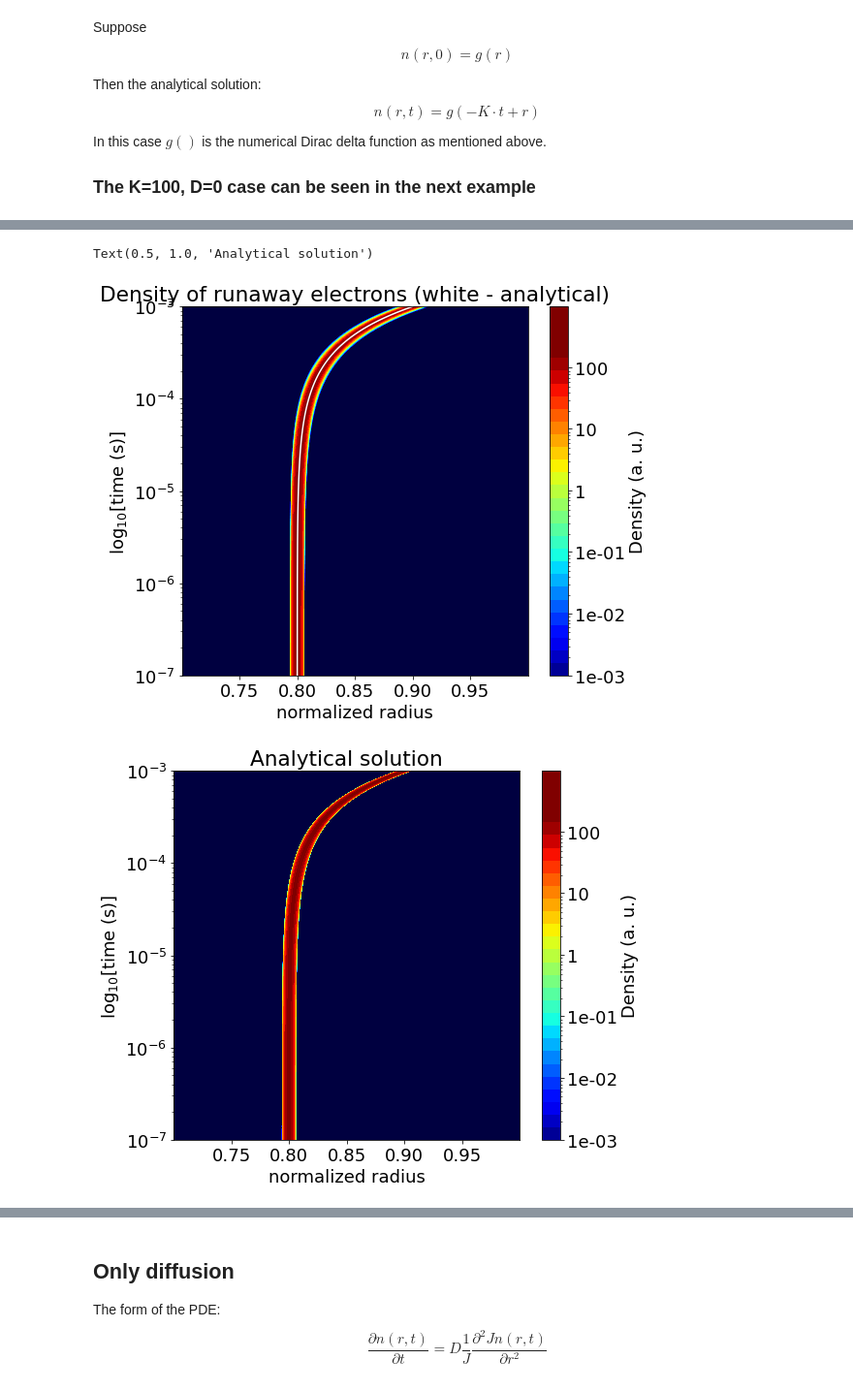
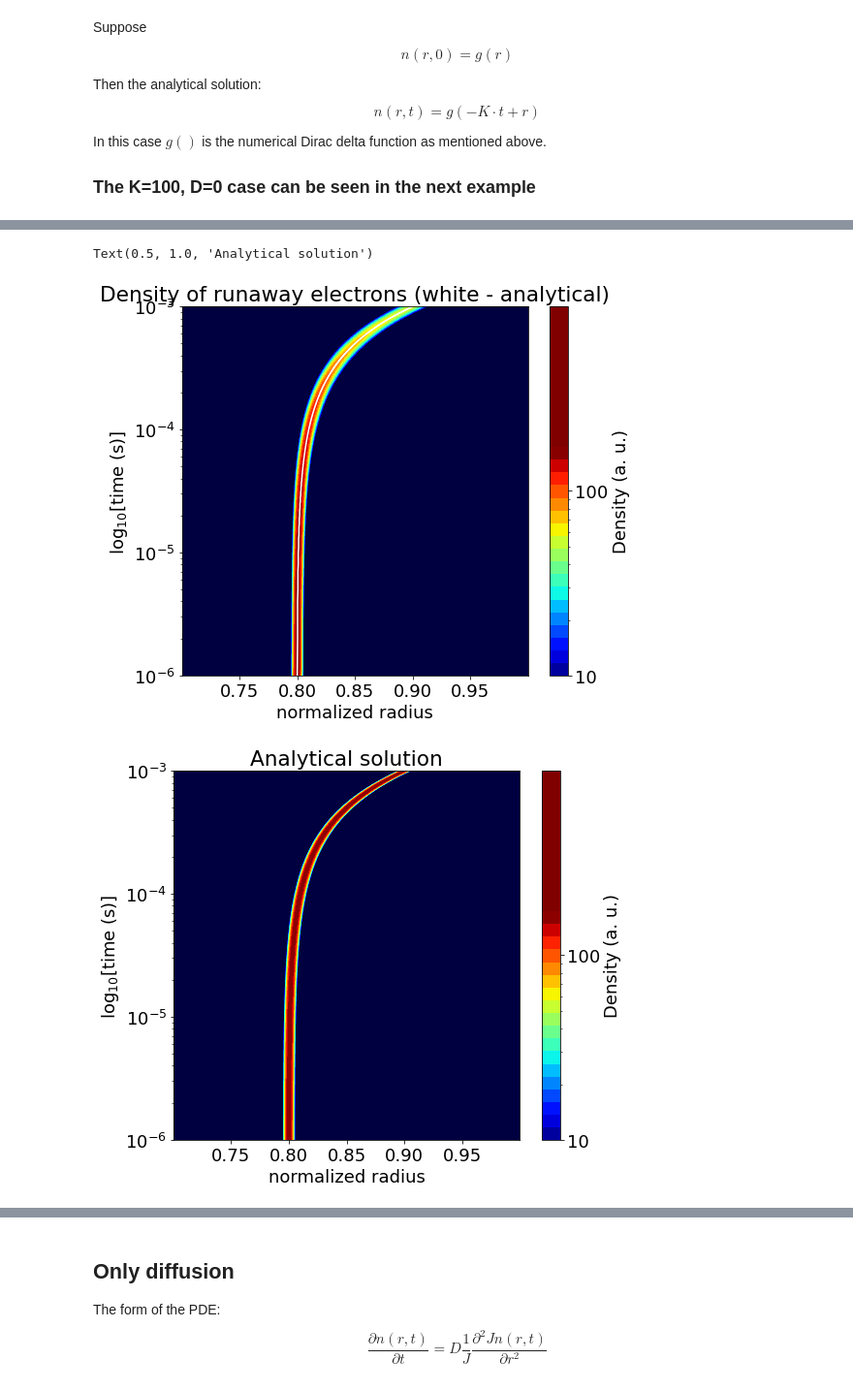
Before and after one commit to leferi99/szakdolgozat, a Jupyter notebook: verification.ipynb, the cells around one changed output, grey strips where cells are left out. Shown at 97% size. Cells and saved outputs as stored; diff of their text form; code cells hidden in the pictures.

```diff
--- a/verification.ipynb
+++ b/verification.ipynb
@@ -46,10 +238,10 @@ In this case $g()$ is the numerical Dirac delta function as mentioned above.
 ## K=100, D is very small
 R_from = 0.7  ## inner radius in meters
 R_to = 1.  ## outer radius in meters
-nr = 10000  ## number of mesh cells
+nr = 1000  ## number of mesh cells
 dr = (R_to - R_from) / nr  ## distance between the centers of the mesh cells
 duration = 0.001  ## length of examined time evolution in seconds
-nt = 10000  ## number of timesteps
+nt = 1000  ## number of timesteps
 dt = duration / nt  ## length of one timestep
 
 ## 3D array for storing the density with the correspondant radius values
@@ -59,7 +251,7 @@ solution = np.zeros((nt,nr,2))
 for j in range(nr):
     solution[:,j,0] = (j * dr) + (dr / 2) + R_from
 
-mesh = fp.Grid1D(dx=dr, nx=nr)  ## 1D mesh based on the radial coordinates
+mesh = fp.CylindricalGrid1D(dx=dr, nx=nr)  ## 1D mesh based on the radial coordinates
 mesh = mesh + (0.7,)  ## translating the mesh to r=0.7
 n = fp.CellVariable(mesh=mesh)  ## fipy.CellVariable for the density solution in each timestep
 
@@ -93,9 +285,9 @@ for i in range(nt):
     solution[i,0:nr,1]=copy.deepcopy(n.value)
 
 ## Plotting the numerical solution
-ticks = 6
+ticks = 2
 levels = 30
-logdiff = 6
+logdiff = 2
 figsize = (8,7)
 sol_min = solution[:,:,1].min()
 sol_max = solution[:,:,1].max()
@@ -144,34 +336,34 @@ plt.plot(A_2D[:,1],A_2D[:,0], color='white')
 ## optional high-res figure export
 #plt.savefig('conv_N.jpg',dpi=300)
 
 ## Plotting the analytical solution
 sol_min = analytical[:,:,1].min()
 sol_max = analytical[:,:,1].max()
 logmax = math.ceil(np.log10(sol_max))
 logmin = logmax - logdiff
 numofticks = ticks
 div = logdiff // numofticks
 power = np.arange((logmax - (numofticks * div)), logmax, div)
 array1 = np.zeros(len(power)) + 10.
 ticks1 = np.power(array1, power)
 levels1 = np.logspace(logmin,logmax,levels, base=10.0)
 norm = matplotlib.colors.LogNorm(vmin=(10 ** logmin),vmax=sol_max)
 formatter = matplotlib.ticker.LogFormatter(10, labelOnlyBase=False)
 fig = plt.figure(figsize=figsize)
 plot = plt.contourf(analytical[0,:,0], np.linspace(dt,duration,nt), analytical[:,:,1],
                         levels=levels1, norm=norm, cmap=plt.cm.jet)
 axes = plt.gca()
 axes.set_facecolor((0.,0.,0.25)) ## dark blue will display where the values are too small
 axes.set_yscale('log')
 cbar = plt.colorbar(ticks=ticks1, format=formatter)
 cbar.set_label(r'Density (a. u.)')
 plt.xlabel('normalized radius')
 plt.ylabel(r'log$_{10}$[time (s)]')
 plt.title(r'Analytical solution')
 #plt.savefig('conv_A.jpg', dpi=300)
 # %% [output]
 Text(0.5, 1.0, 'Analytical solution')
-[figure, old version]
+[figure, new version]
-[figure, old version]
+[figure, new version]
 # %%
 fig2 = plt.figure(figsize=(8,4))
```
Also changed, not shown: parts of 3 cells of this notebook, 13 other files.
